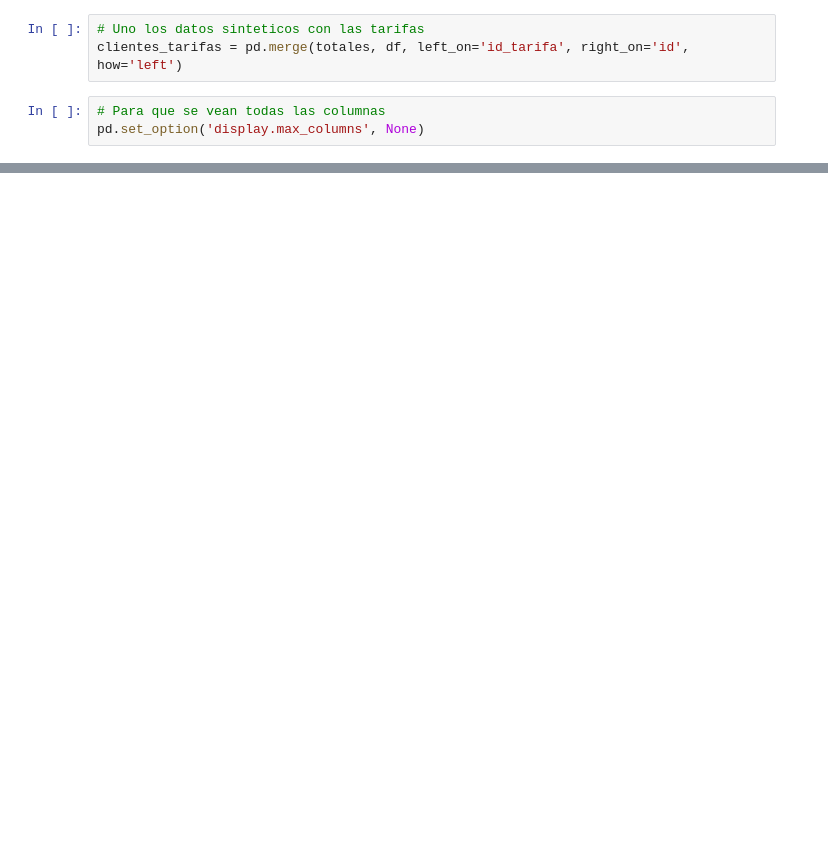
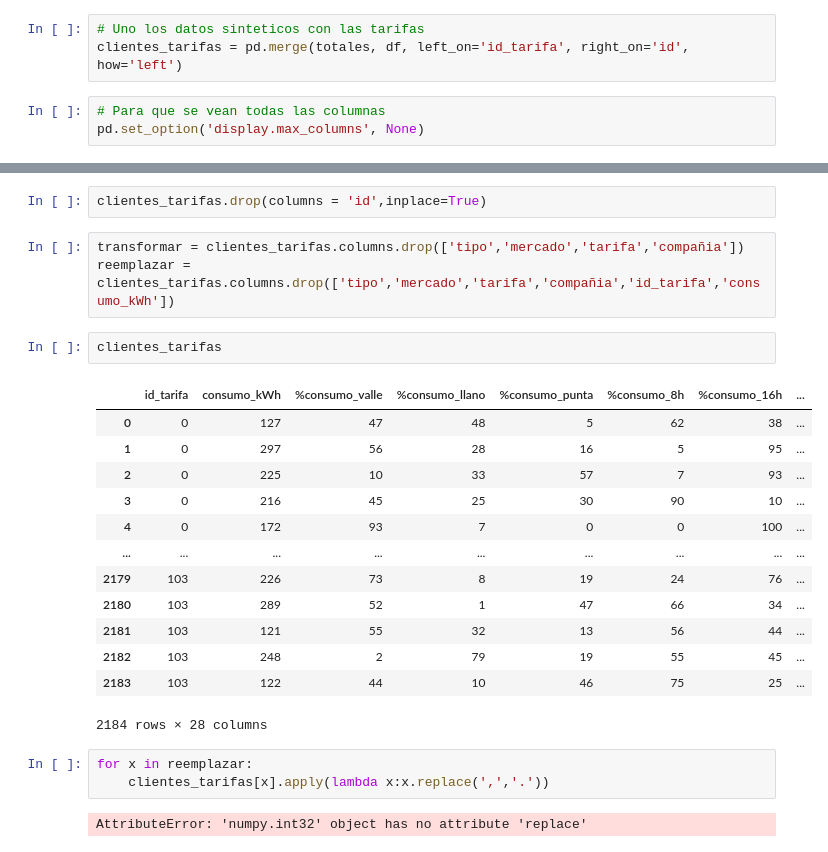
Before and after one commit to emmawv/desafio_comparador, a Jupyter notebook: Codigo/Codigo.ipynb, the cells around one changed output, grey strips where cells are left out. Drawn from its saved outputs; the diff is of its cells as text; blank space fills up the shorter version.

```diff
--- a/Codigo/Codigo.ipynb
+++ b/Codigo/Codigo.ipynb
@@ -152,0 +152,26 @@ clientes_tarifas[clientes_tarifas['id_tarifa'] == 12]
+# %%
+clientes_tarifas.drop(columns = 'id',inplace=True)
+# %%
+transformar = clientes_tarifas.columns.drop(['tipo','mercado','tarifa','compañia'])
+reemplazar = clientes_tarifas.columns.drop(['tipo','mercado','tarifa','compañia','id_tarifa','consumo_kWh'])
+# %%
+clientes_tarifas
+# %% [output]
+|  | id_tarifa | consumo_kWh | %consumo_valle | %consumo_llano | %consumo_punta | %consumo_8h | %consumo_16h | ... |
+| 0 | 0 | 127 | 47 | 48 | 5 | 62 | 38 | ... |
+| 1 | 0 | 297 | 56 | 28 | 16 | 5 | 95 | ... |
+| 2 | 0 | 225 | 10 | 33 | 57 | 7 | 93 | ... |
+| 3 | 0 | 216 | 45 | 25 | 30 | 90 | 10 | ... |
+| 4 | 0 | 172 | 93 | 7 | 0 | 0 | 100 | ... |
+| ... | ... | ... | ... | ... | ... | ... | ... | ... |
+| 2179 | 103 | 226 | 73 | 8 | 19 | 24 | 76 | ... |
+| 2180 | 103 | 289 | 52 | 1 | 47 | 66 | 34 | ... |
+| 2181 | 103 | 121 | 55 | 32 | 13 | 56 | 44 | ... |
+| 2182 | 103 | 248 | 2 | 79 | 19 | 55 | 45 | ... |
+| 2183 | 103 | 122 | 44 | 10 | 46 | 75 | 25 | ... |
+2184 rows × 28 columns
+# %%
+for x in reemplazar:
+    clientes_tarifas[x].apply(lambda x:x.replace(',','.'))
+# %% [output]
+AttributeError: 'numpy.int32' object has no attribute 'replace'
```
Also changed, not shown: parts of 8 cells of this notebook.
